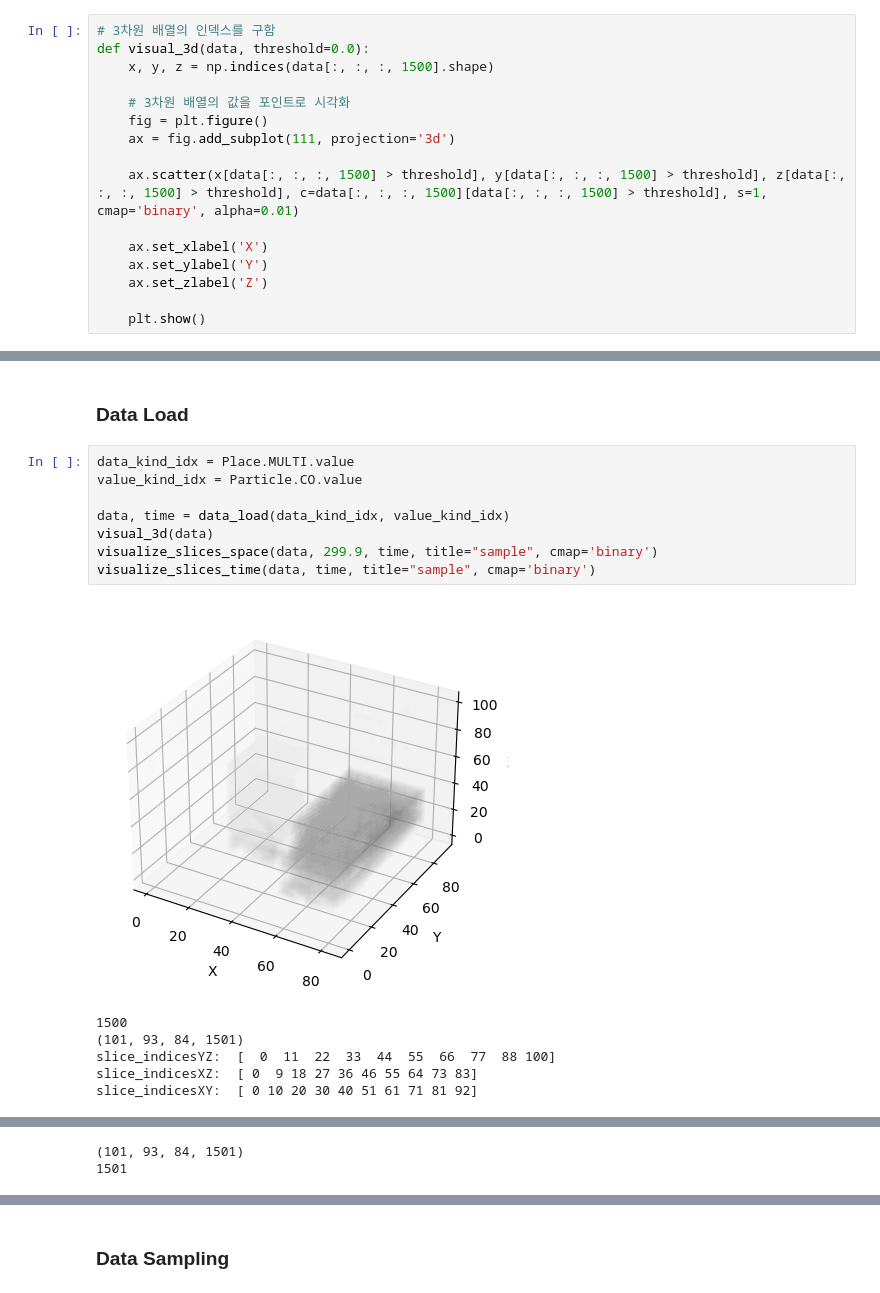
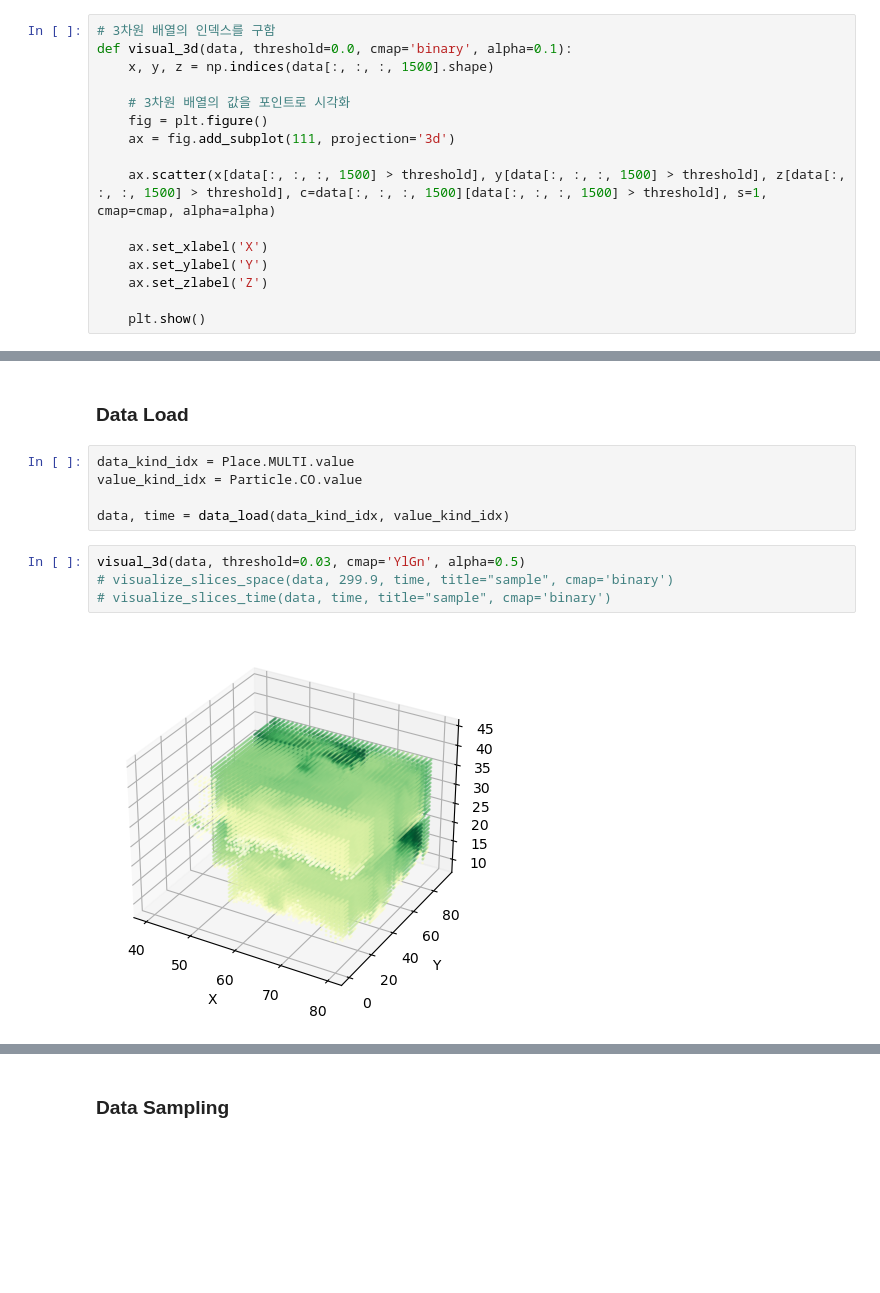
Before and after one commit to Choi-jun-ho/PINN-SImulation, a Jupyter notebook: ai_pinn.ipynb, the cells around one changed output, grey strips where cells are left out. Drawn from its saved outputs; the diff is of its cells as text; blank space fills up the shorter version.

```diff
--- a/ai_pinn.ipynb
+++ b/ai_pinn.ipynb
@@ -392,14 +389,14 @@ def visualize_slices_time(data, times, start=0, end=300, title='null', isSave=Fa
         plt.show()
 # %%
 # 3차원 배열의 인덱스를 구함
-def visual_3d(data, threshold=0.0):
+def visual_3d(data, threshold=0.0, cmap='binary', alpha=0.1):
     x, y, z = np.indices(data[:, :, :, 1500].shape)
 
     # 3차원 배열의 값을 포인트로 시각화
     fig = plt.figure()
     ax = fig.add_subplot(111, projection='3d')
 
-    ax.scatter(x[data[:, :, :, 1500] > threshold], y[data[:, :, :, 1500] > threshold], z[data[:, :, :, 1500] > threshold], c=data[:, :, :, 1500][data[:, :, :, 1500] > threshold], s=1, cmap='binary', alpha=0.01)
+    ax.scatter(x[data[:, :, :, 1500] > threshold], y[data[:, :, :, 1500] > threshold], z[data[:, :, :, 1500] > threshold], c=data[:, :, :, 1500][data[:, :, :, 1500] > threshold], s=1, cmap=cmap, alpha=alpha)
 
     ax.set_xlabel('X')
     ax.set_ylabel('Y')
@@ -412,18 +409,14 @@ def visual_3d(data, threshold=0.0):
 # visualize_slices_time(data, temp_time[0], title="sample", cmap='binary')
 # %% [markdown]
 ### Data Load
+# %%
+data_kind_idx = Place.MULTI.value
+value_kind_idx = Particle.CO.value
+
+data, time = data_load(data_kind_idx, value_kind_idx)
 # %%
-data_kind_idx = Place.MULTI.value
-value_kind_idx = Particle.CO.value
-
-data, time = data_load(data_kind_idx, value_kind_idx)
-visual_3d(data)
-visualize_slices_space(data, 299.9, time, title="sample", cmap='binary')
-visualize_slices_time(data, time, title="sample", cmap='binary')
+visual_3d(data, threshold=0.03, cmap='YlGn', alpha=0.5)
+# visualize_slices_space(data, 299.9, time, title="sample", cmap='binary')
+# visualize_slices_time(data, time, title="sample", cmap='binary')
 # %% [output]
-[figure, old version]
+[figure, new version]
-1500
-(101, 93, 84, 1501)
-slice_indicesYZ:  [  0  11  22  33  44  55  66  77  88 100]
-slice_indicesXZ:  [ 0  9 18 27 36 46 55 64 73 83]
-slice_indicesXY:  [ 0 10 20 30 40 51 61 71 81 92]
@@ -431,2 +422,0 @@ slice_indicesXY:  [ 0 10 20 30 40 51 61 71 81 92]
-(101, 93, 84, 1501)
-1501
```
Also changed, not shown: parts of 3 cells of this notebook.
